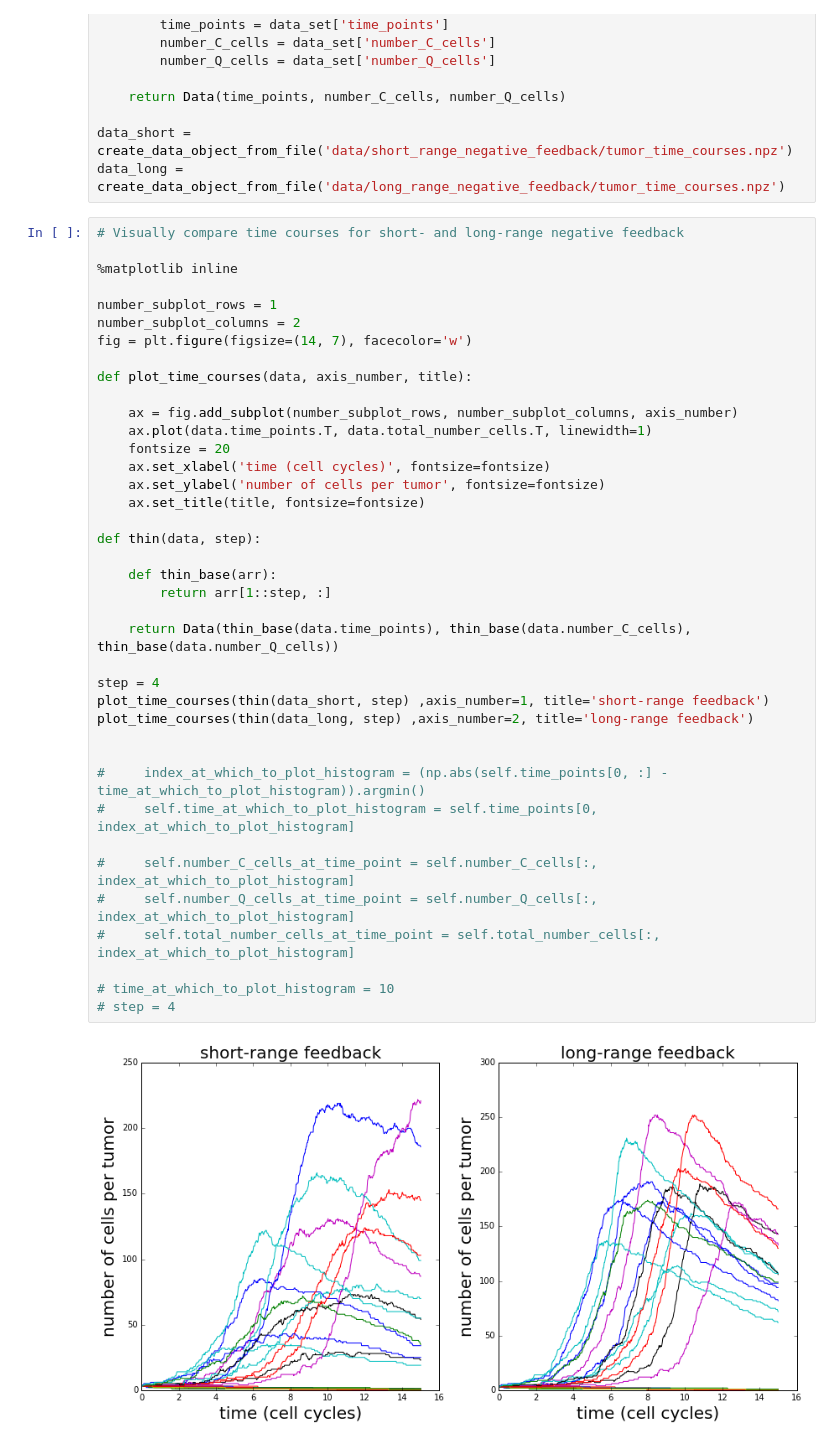
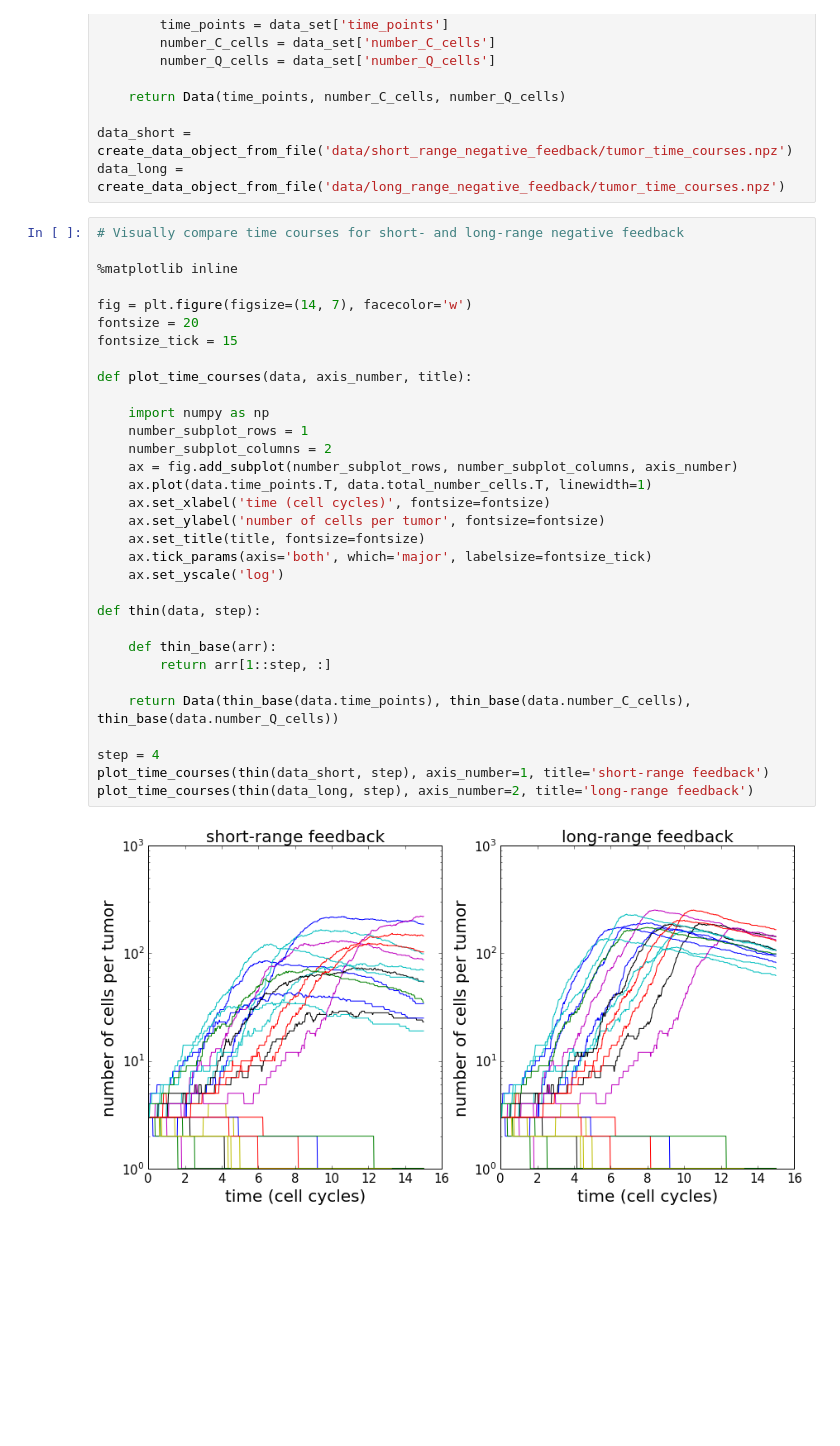
Before and after one commit to petermchale/tumor, a Jupyter notebook: demonstration.ipynb, the cells around one changed output. Cells and saved outputs as stored; diff of their text form; blank space fills up the shorter version.

```diff
--- a/demonstration.ipynb
+++ b/demonstration.ipynb
@@ -121,42 +167,35 @@ data_long = create_data_object_from_file('data/long_range_negative_feedback/tumo
 # %%
 # Visually compare time courses for short- and long-range negative feedback
 
 %matplotlib inline
 
-number_subplot_rows = 1
-number_subplot_columns = 2
 fig = plt.figure(figsize=(14, 7), facecolor='w')
+fontsize = 20
+fontsize_tick = 15
 
 def plot_time_courses(data, axis_number, title):
 
+    import numpy as np
+    number_subplot_rows = 1
+    number_subplot_columns = 2
     ax = fig.add_subplot(number_subplot_rows, number_subplot_columns, axis_number)
     ax.plot(data.time_points.T, data.total_number_cells.T, linewidth=1)
-    fontsize = 20
     ax.set_xlabel('time (cell cycles)', fontsize=fontsize)
     ax.set_ylabel('number of cells per tumor', fontsize=fontsize)
     ax.set_title(title, fontsize=fontsize)
+    ax.tick_params(axis='both', which='major', labelsize=fontsize_tick)
+    ax.set_yscale('log')
 
 def thin(data, step):
 
     def thin_base(arr):
         return arr[1::step, :]
 
     return Data(thin_base(data.time_points), thin_base(data.number_C_cells), thin_base(data.number_Q_cells))
 
 step = 4
-plot_time_courses(thin(data_short, step) ,axis_number=1, title='short-range feedback')
-plot_time_courses(thin(data_long, step) ,axis_number=2, title='long-range feedback')
-
-
-#     index_at_which_to_plot_histogram = (np.abs(self.time_points[0, :] - time_at_which_to_plot_histogram)).argmin()
-#     self.time_at_which_to_plot_histogram = self.time_points[0, index_at_which_to_plot_histogram]
-
-#     self.number_C_cells_at_time_point = self.number_C_cells[:, index_at_which_to_plot_histogram]
-#     self.number_Q_cells_at_time_point = self.number_Q_cells[:, index_at_which_to_plot_histogram]
-#     self.total_number_cells_at_time_point = self.total_number_cells[:, index_at_which_to_plot_histogram]
-
-# time_at_which_to_plot_histogram = 10
-# step = 4
+plot_time_courses(thin(data_short, step), axis_number=1, title='short-range feedback')
+plot_time_courses(thin(data_long, step), axis_number=2, title='long-range feedback')
 # %% [output]
-[figure, old version]
+[figure, new version]
 # %% [markdown]
```
Also changed, not shown: parts of 9 cells of this notebook, 1 other file.
